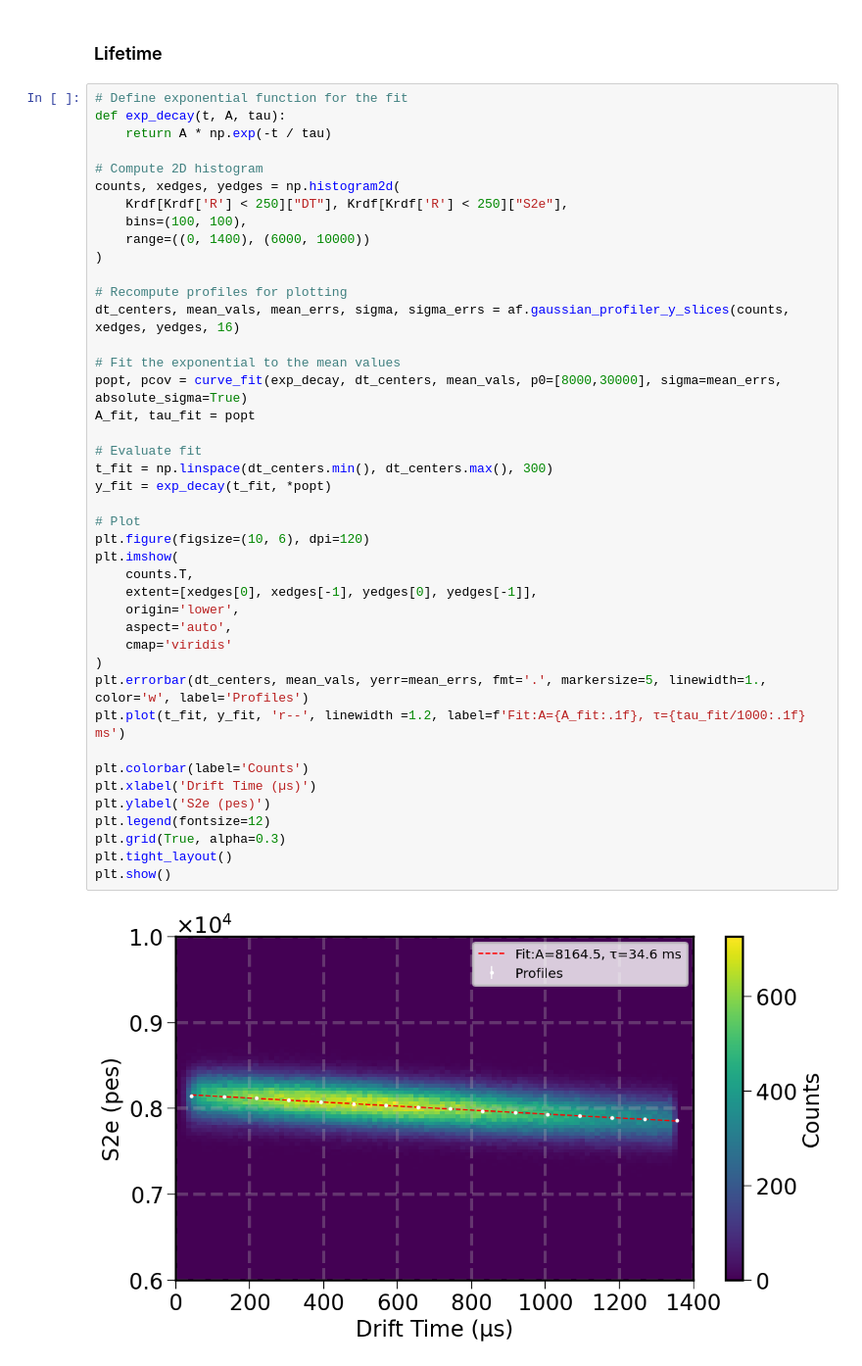
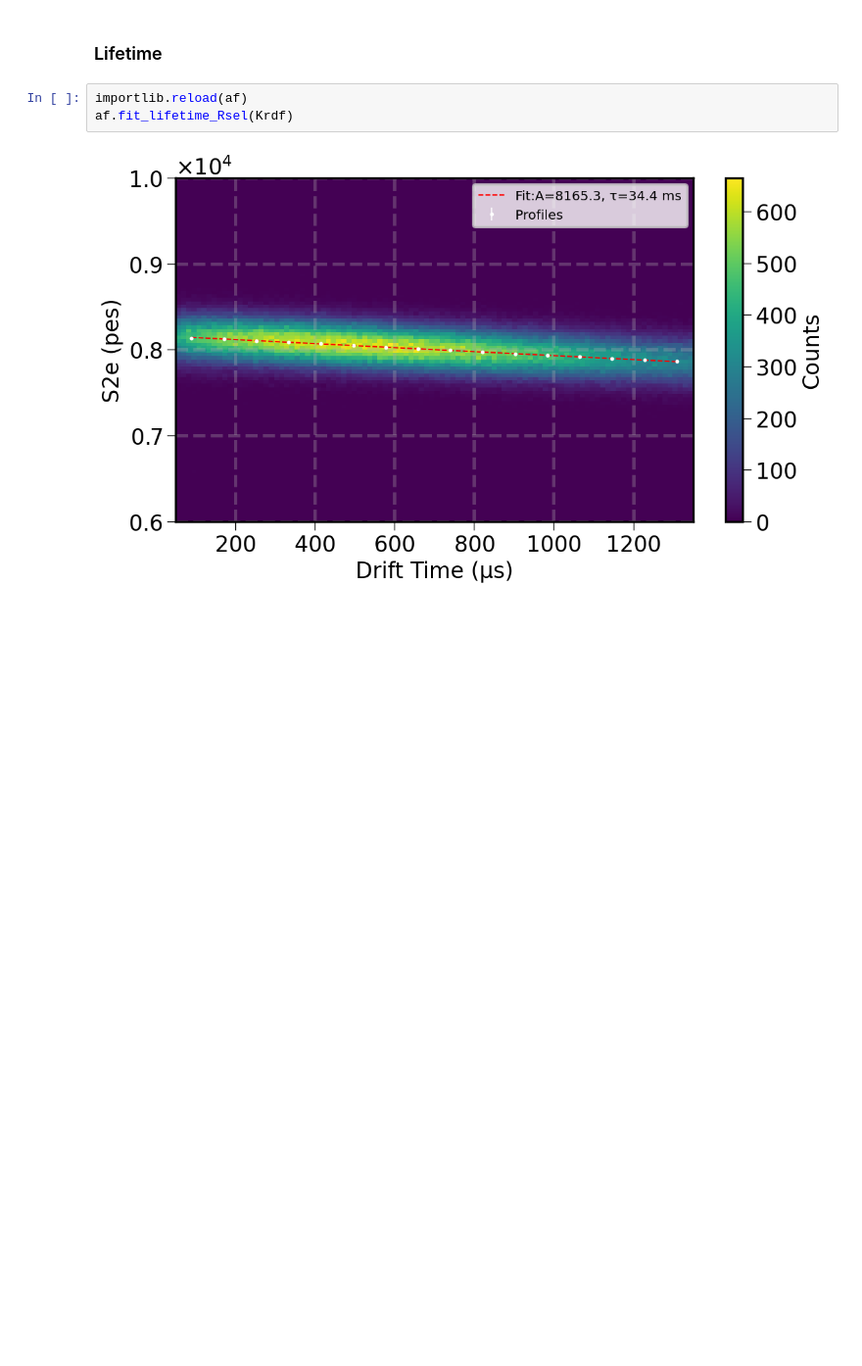
Before and after one commit to jjgomezcadenas/ASpirit, a Jupyter notebook: nb/krSoproniaAnalysis_st.ipynb, the cells around one changed output. Shown at 98% size. Cells and saved outputs as stored; diff of their text form; blank space fills up the shorter version.

Commit message:
Added Lifetime

```diff
--- a/nb/krSoproniaAnalysis_st.ipynb
+++ b/nb/krSoproniaAnalysis_st.ipynb
@@ -704,46 +618,7 @@ af.plot_response_vs_radius_insector(r_centers, results, sector_angle, stats.comp
 # %% [markdown]
 ### Lifetime
 # %%
-# Define exponential function for the fit
-def exp_decay(t, A, tau):
-    return A * np.exp(-t / tau)
-
-# Compute 2D histogram
-counts, xedges, yedges = np.histogram2d(
-    Krdf[Krdf['R'] < 250]["DT"], Krdf[Krdf['R'] < 250]["S2e"],
-    bins=(100, 100),
-    range=((0, 1400), (6000, 10000))
-)
-
-# Recompute profiles for plotting
-dt_centers, mean_vals, mean_errs, sigma, sigma_errs = af.gaussian_profiler_y_slices(counts, xedges, yedges, 16)
-
-# Fit the exponential to the mean values
-popt, pcov = curve_fit(exp_decay, dt_centers, mean_vals, p0=[8000,30000], sigma=mean_errs, absolute_sigma=True)
-A_fit, tau_fit = popt
-
-# Evaluate fit
-t_fit = np.linspace(dt_centers.min(), dt_centers.max(), 300)
-y_fit = exp_decay(t_fit, *popt)
-
-# Plot
-plt.figure(figsize=(10, 6), dpi=120)
-plt.imshow(
-    counts.T,
-    extent=[xedges[0], xedges[-1], yedges[0], yedges[-1]],
-    origin='lower',
-    aspect='auto',
-    cmap='viridis'
-)
-plt.errorbar(dt_centers, mean_vals, yerr=mean_errs, fmt='.', markersize=5, linewidth=1., color='w', label='Profiles')
-plt.plot(t_fit, y_fit, 'r--', linewidth =1.2, label=f'Fit:A={A_fit:.1f}, τ={tau_fit/1000:.1f} ms')
-
-plt.colorbar(label='Counts')
-plt.xlabel('Drift Time (µs)')
-plt.ylabel('S2e (pes)')
-plt.legend(fontsize=12)
-plt.grid(True, alpha=0.3)
-plt.tight_layout()
-plt.show()
+importlib.reload(af)
+af.fit_lifetime_Rsel(Krdf)
 # %% [output]
-[figure, old version]
+[figure, new version]
```
Also changed, not shown: parts of 32 cells of this notebook, 1 other file.
